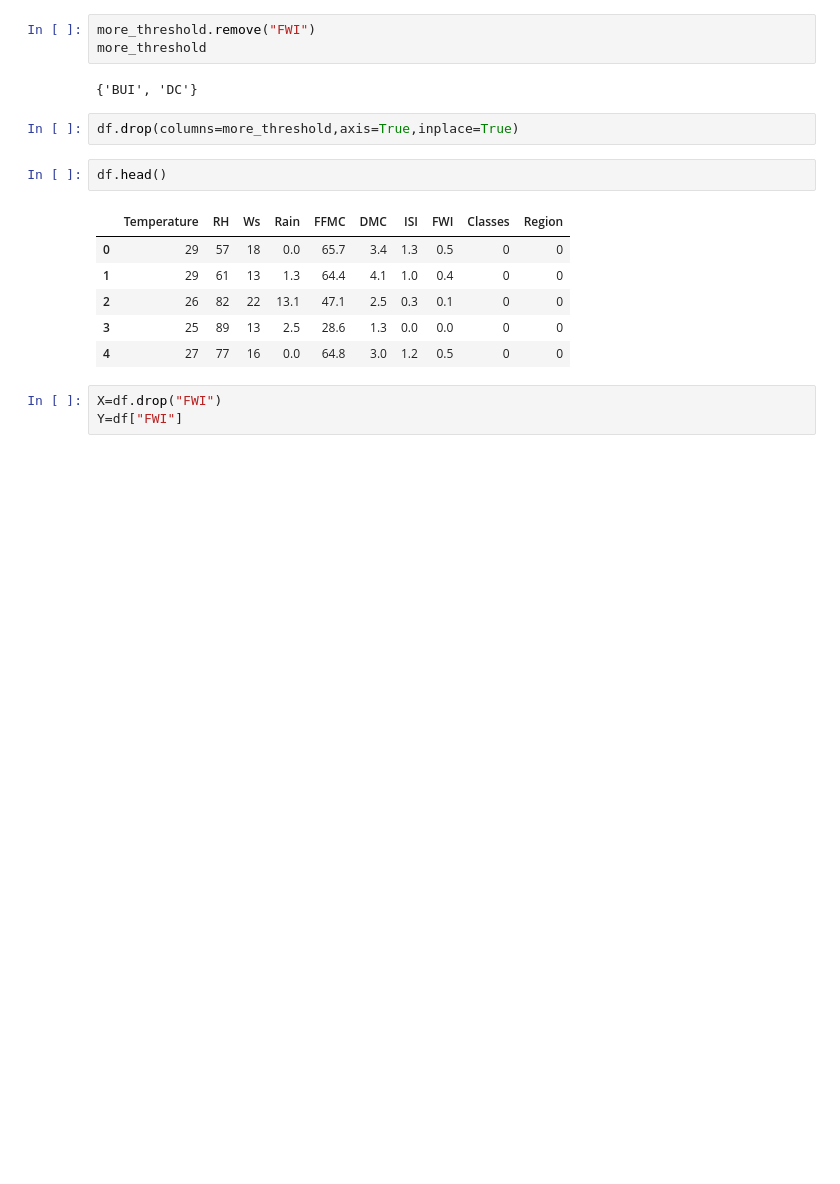
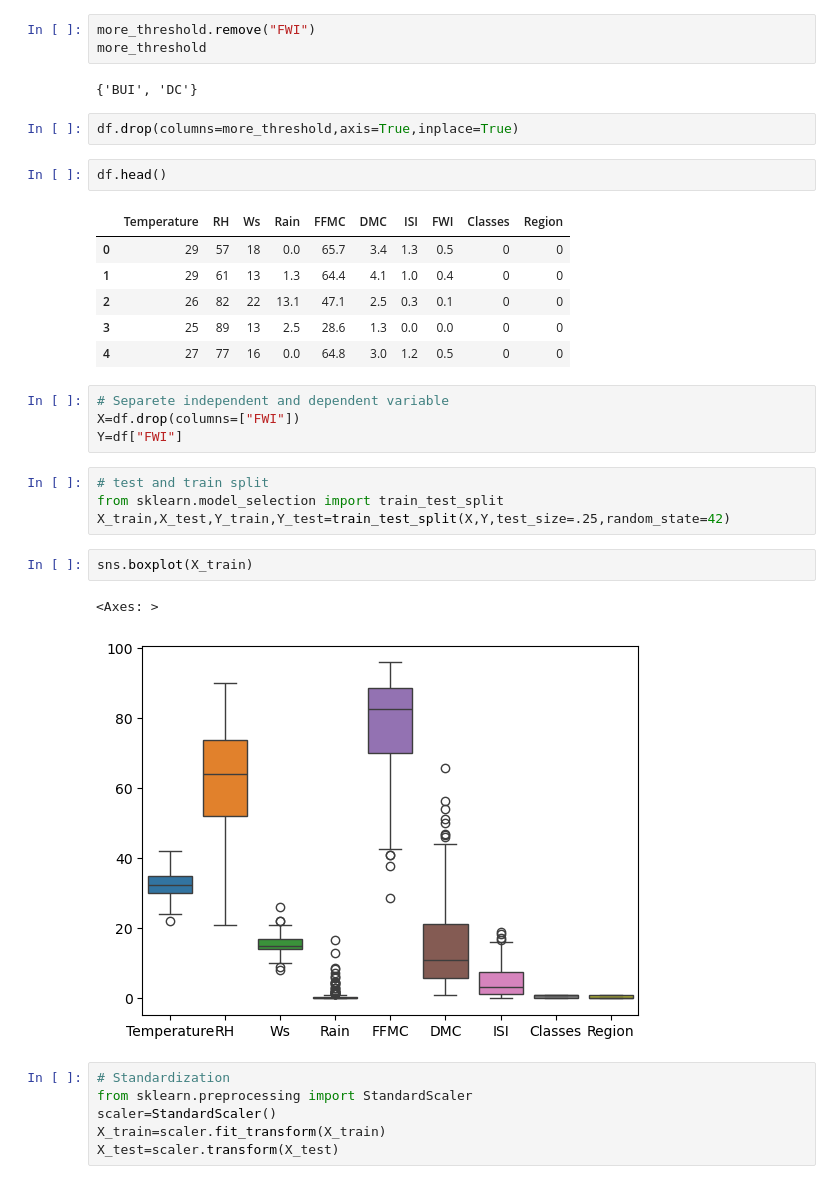
Before and after one commit to Tafheem-Ahemad/Machine-Learning, a Jupyter notebook: 03Ridge_Lasso_Elasticnet/modelSelection.ipynb, the cells around one changed output. Saved outputs shown, nothing was run; the diff lists cells and outputs as text; blank space fills up the shorter version.

```diff
--- a/03Ridge_Lasso_Elasticnet/modelSelection.ipynb
+++ b/03Ridge_Lasso_Elasticnet/modelSelection.ipynb
@@ -92,5 +92,21 @@ df.head()
 | 3 | 25 | 89 | 13 | 2.5 | 28.6 | 1.3 | 0.0 | 0.0 | 0 | 0 |
 | 4 | 27 | 77 | 16 | 0.0 | 64.8 | 3.0 | 1.2 | 0.5 | 0 | 0 |
 # %%
-X=df.drop("FWI")
+# Separete independent and dependent variable
+X=df.drop(columns=["FWI"])
 Y=df["FWI"]
+# %%
+# test and train split
+from sklearn.model_selection import train_test_split
+X_train,X_test,Y_train,Y_test=train_test_split(X,Y,test_size=.25,random_state=42)
+# %%
+sns.boxplot(X_train)
+# %% [output]
+<Axes: >
+[figure, added]
+# %%
+# Standardization
+from sklearn.preprocessing import StandardScaler
+scaler=StandardScaler()
+X_train=scaler.fit_transform(X_train)
+X_test=scaler.transform(X_test)
```
Also changed, not shown: parts of 10 cells of this notebook.
